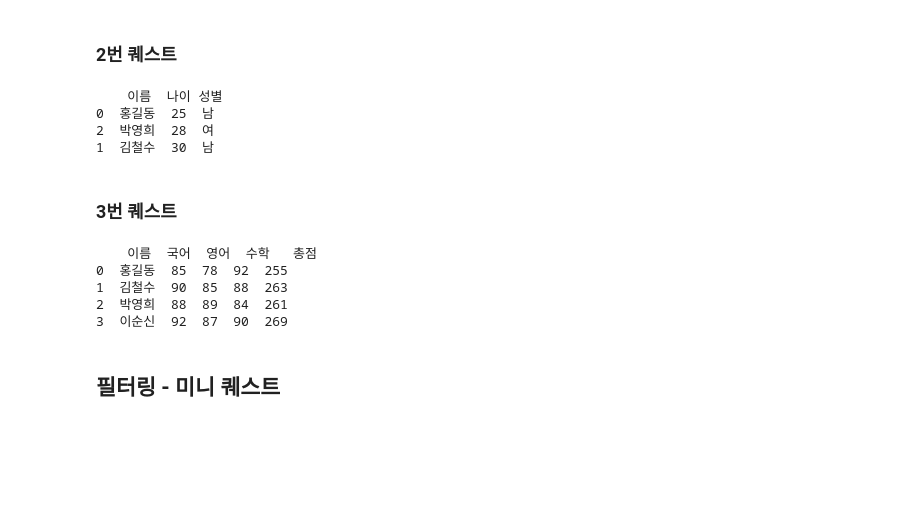
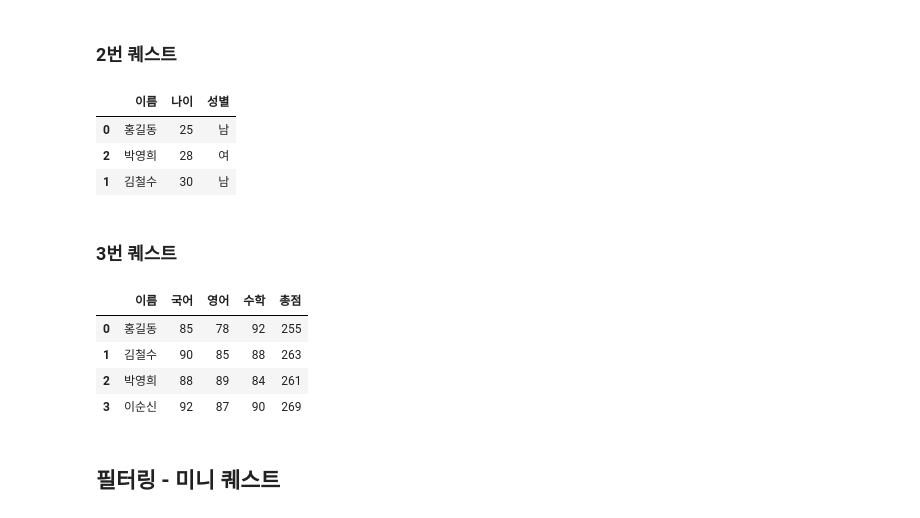
Before and after one commit to 100-hours-a-week/KTB4-grant-AI, a Jupyter notebook: 03/pandas.ipynb, the cells around one changed output. Cells and saved outputs as stored; diff of their text form; code cells hidden in the pictures; blank space fills up the shorter version.

```diff
--- a/03/pandas.ipynb
+++ b/03/pandas.ipynb
@@ -66,29 +67,29 @@ data = {'이름': ['홍길동', '김철수', '박영희'],
         '성별': ['남', '남', '여']}
 df = pd.DataFrame(data)
 
-print(df.sort_values("나이"))
+df.sort_values("나이")
 # %% [output]
-    이름  나이 성별
-0  홍길동  25  남
-2  박영희  28  여
-1  김철수  30  남
+|  | 이름 | 나이 | 성별 |
+| 0 | 홍길동 | 25 | 남 |
+| 2 | 박영희 | 28 | 여 |
+| 1 | 김철수 | 30 | 남 |
 # %% [markdown]
 ### 3번 퀘스트
 # %%
 data = {'이름': ['홍길동', '김철수', '박영희', '이순신'],
         '국어': [85, 90, 88, 92],
         '영어': [78, 85, 89, 87],
         '수학': [92, 88, 84, 90]}
 df = pd.DataFrame(data)
 
 df["총점"] = df["국어"] + df["영어"] + df["수학"]
-print(df[df["총점"] >= 250])
+df[df["총점"] >= 250]
 # %% [output]
-    이름  국어  영어  수학   총점
-0  홍길동  85  78  92  255
-1  김철수  90  85  88  263
-2  박영희  88  89  84  261
-3  이순신  92  87  90  269
+|  | 이름 | 국어 | 영어 | 수학 | 총점 |
+| 0 | 홍길동 | 85 | 78 | 92 | 255 |
+| 1 | 김철수 | 90 | 85 | 88 | 263 |
+| 2 | 박영희 | 88 | 89 | 84 | 261 |
+| 3 | 이순신 | 92 | 87 | 90 | 269 |
 # %% [markdown]
 ## 필터링 - 미니 퀘스트
 # %% [markdown]
```
Also changed, not shown: parts of 40 cells of this notebook.
